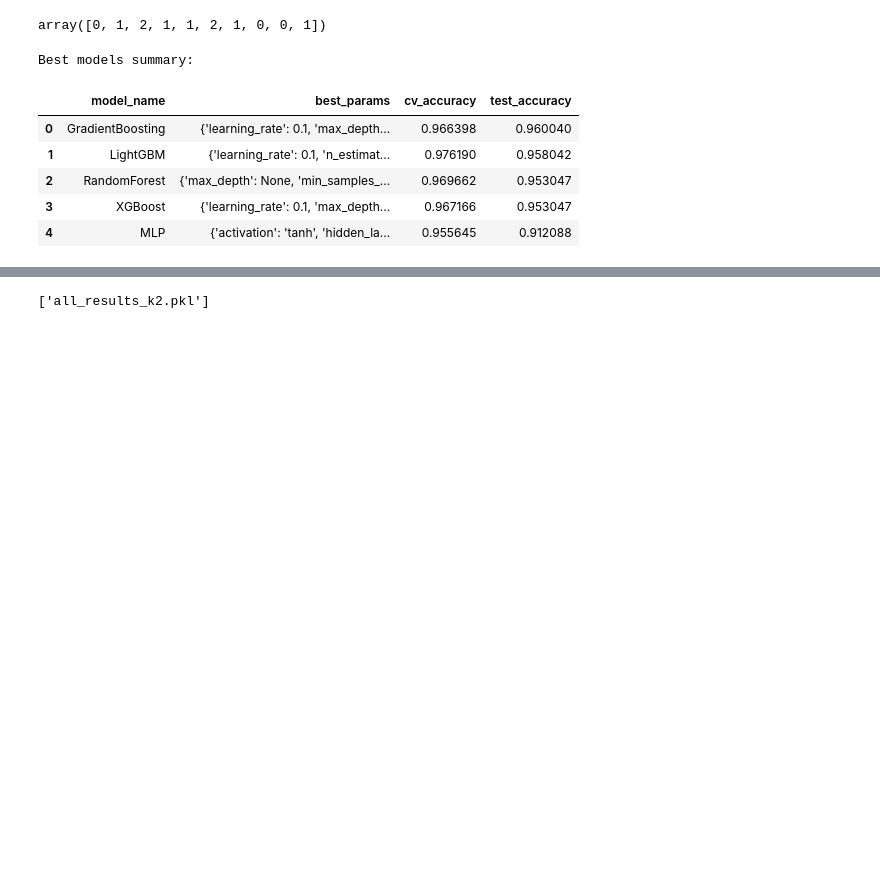
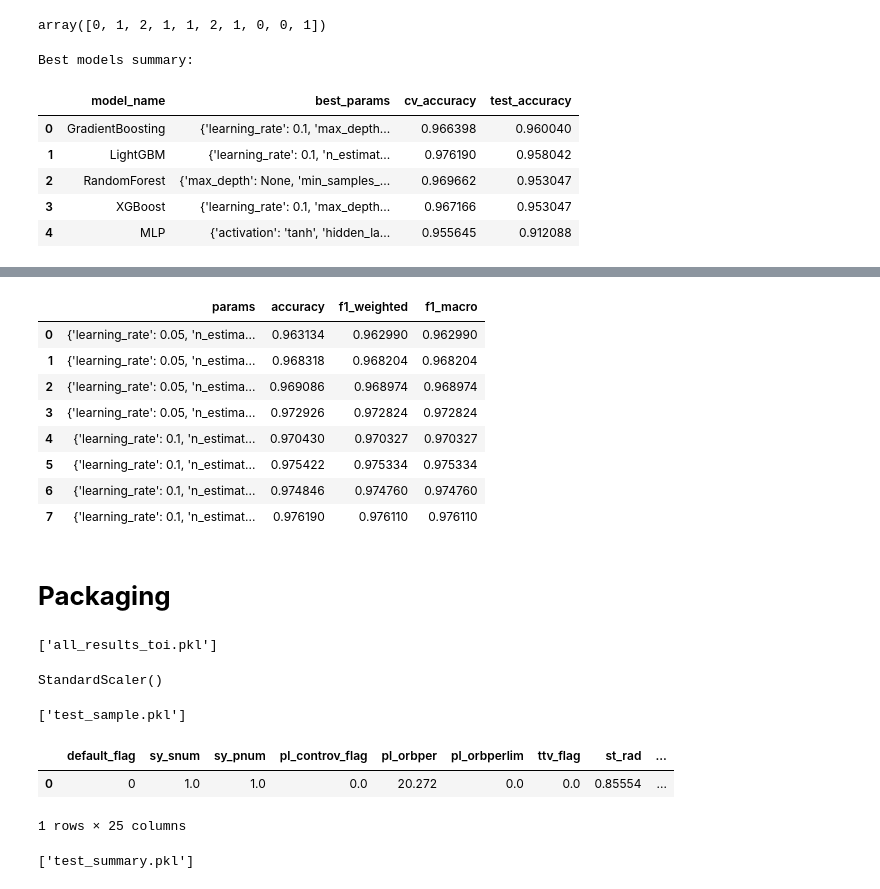
Before and after one commit to FriendyKiran/Exoplanet-Discovery-using-Machine-Learning, a Jupyter notebook: Exoplanents.ipynb, the cells around one changed output, grey strips where cells are left out. Saved outputs shown, nothing was run; the diff lists cells and outputs as text; code cells hidden in the pictures; blank space fills up the shorter version.

```diff
--- a/Exoplanents.ipynb
+++ b/Exoplanents.ipynb
@@ -1041,16 +1043,71 @@ Best models summary:
+# %%
+all_results_k2['LightGBM']
+# %% [output]
+|  | params | accuracy | f1_weighted | f1_macro |
+| 0 | {'learning_rate': 0.05, 'n_estima... | 0.963134 | 0.962990 | 0.962990 |
+| 1 | {'learning_rate': 0.05, 'n_estima... | 0.968318 | 0.968204 | 0.968204 |
+| 2 | {'learning_rate': 0.05, 'n_estima... | 0.969086 | 0.968974 | 0.968974 |
+| 3 | {'learning_rate': 0.05, 'n_estima... | 0.972926 | 0.972824 | 0.972824 |
+| 4 | {'learning_rate': 0.1, 'n_estimat... | 0.970430 | 0.970327 | 0.970327 |
+| 5 | {'learning_rate': 0.1, 'n_estimat... | 0.975422 | 0.975334 | 0.975334 |
+| 6 | {'learning_rate': 0.1, 'n_estimat... | 0.974846 | 0.974760 | 0.974760 |
+| 7 | {'learning_rate': 0.1, 'n_estimat... | 0.976190 | 0.976110 | 0.976110 |
+# %% [markdown]
+# **Packaging**
 # %%
 import joblib
 
 # Save entire dictionary
-joblib.dump(all_models_keplar, "all_models_keplar.pkl")
-joblib.dump(all_results_keplar, "all_results_keplar.pkl")
+# joblib.dump(all_models_keplar, "all_models_keplar.pkl")
+# joblib.dump(all_results_keplar, "all_results_keplar.pkl")
 
 joblib.dump(all_models_toi, "all_models_toi.pkl")
 joblib.dump(all_results_toi, "all_results_toi.pkl")
 
-joblib.dump(all_models_k2, "all_models_k2.pkl")
-joblib.dump(all_results_k2, "all_results_k2.pkl")
-# # Load it back
-# all_models = joblib.load("all_models_k2.pkl")
+# joblib.dump(all_models_k2, "all_models_k2.pkl")
+# joblib.dump(all_results_k2, "all_results_k2.pkl")
 # %% [output]
-['all_results_k2.pkl']
+['all_results_toi.pkl']
+# %%
+scalers = {
+    "Keplar": scaler_keplar,
+    "TESS": scaler_toi,
+    "K2": scaler_k2
+}
+
+
+joblib.dump(scalers, "scalers.pkl")
+
+
+scalers['K2']
+# %% [output]
+StandardScaler()
+# %%
+temp = X_test.iloc[0:1]
+
+test_samples = {
+
+    "Keplar": X_test.iloc[0:1].reset_index(drop=True),
+    "TESS": X_test_toi.iloc[0:1].reset_index(drop=True),
+    "K2": X_test_k2.iloc[0:1].reset_index(drop=True)
+}
+
+
+joblib.dump(test_samples, "test_sample.pkl")
+# %% [output]
+['test_sample.pkl']
+# %%
+test_samples['K2']
+# %% [output]
+|  | default_flag | sy_snum | sy_pnum | pl_controv_flag | pl_orbper | pl_orbperlim | ttv_flag | st_rad | ... |
+| 0 | 0 | 1.0 | 1.0 | 0.0 | 20.272 | 0.0 | 0.0 | 0.85554 | ... |
+1 rows × 25 columns
+# %%
+test_summary = {
+    "Keplar": final_summary_df,
+    "TESS": final_summary_toi_df,
+    "K2": final_summary_k2_df
+}
+joblib.dump(test_summary, "test_summary.pkl")
+# %% [output]
+['test_summary.pkl']
```
Also changed, not shown: parts of 14 cells of this notebook, 11 other files.
